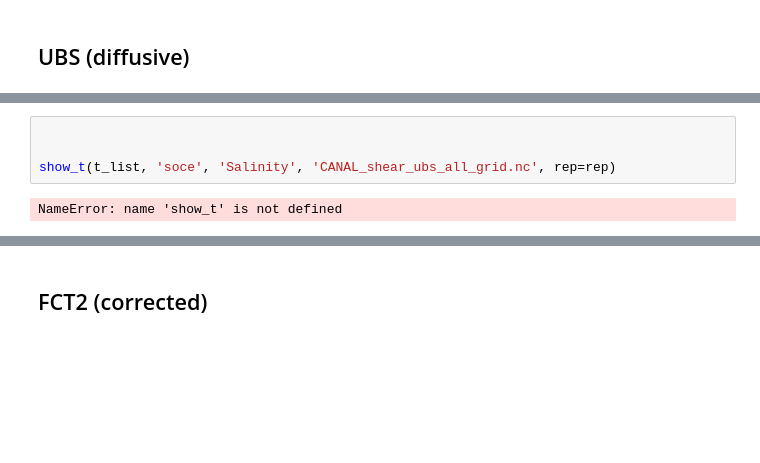
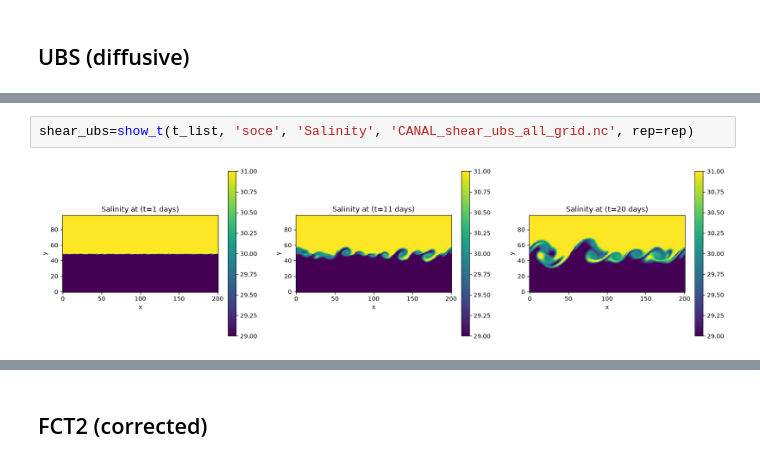
Before and after one commit to justinebuisson606/NEMO_Demonstrators, a Jupyter notebook: Demonstrator 2.ipynb, the cells around one changed output, grey strips where cells are left out. Saved outputs shown, nothing was run; the diff lists cells and outputs as text; blank space fills up the shorter version.

```diff
--- a/Demonstrator 2.ipynb
+++ b/Demonstrator 2.ipynb
@@ -200,6 +284,4 @@ Coordinates: (12/13)
 # %%
-
-
-show_t(t_list, 'soce', 'Salinity', 'CANAL_shear_ubs_all_grid.nc', rep=rep)
+shear_ubs=show_t(t_list, 'soce', 'Salinity', 'CANAL_shear_ubs_all_grid.nc', rep=rep)
 # %% [output]
-NameError: name 'show_t' is not defined
+[figure, added]
```
Also changed, not shown: parts of 22 cells of this notebook.
